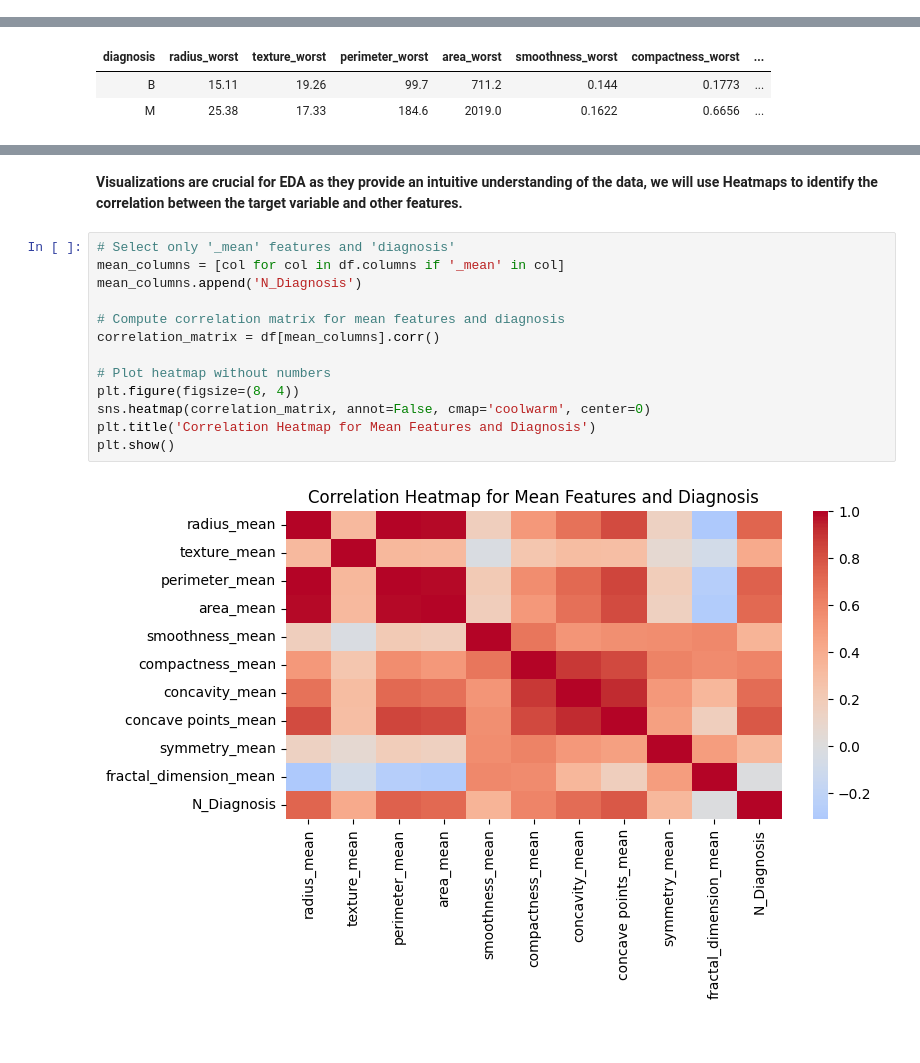
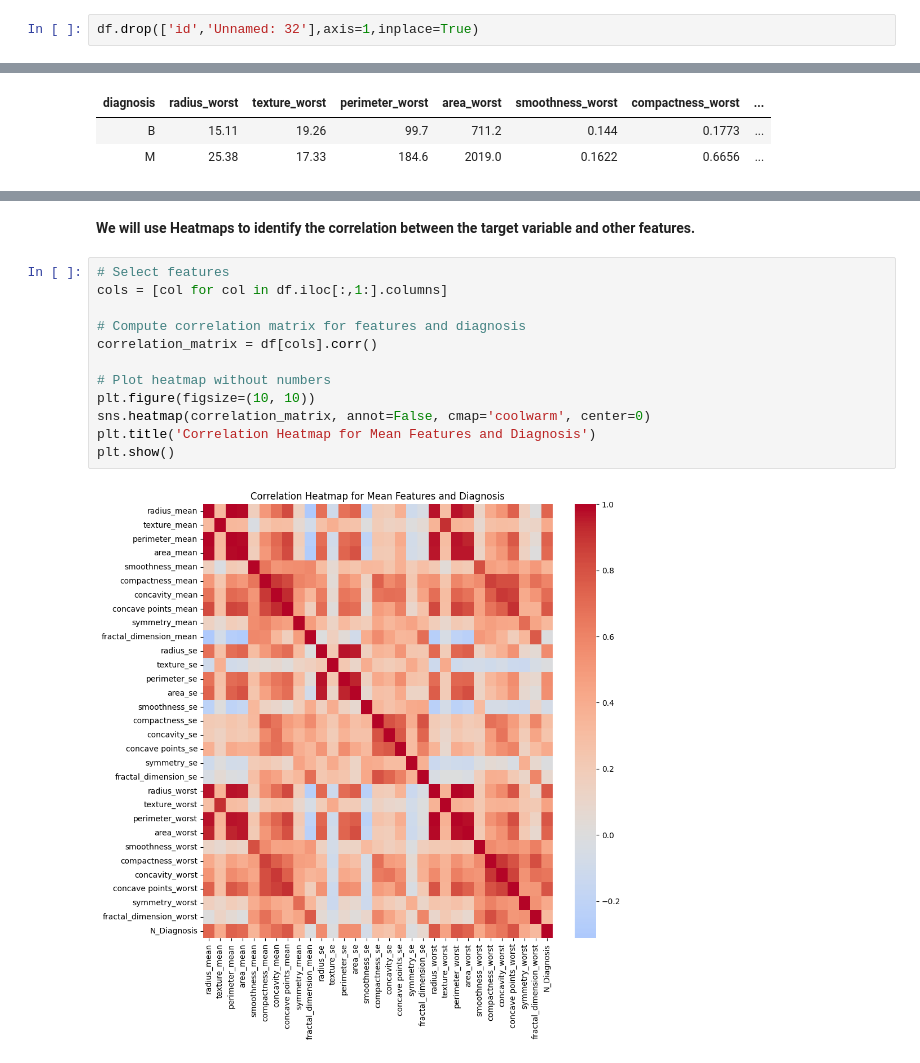
Before and after one commit to Abderrahmane-Chafi/Breast-Cancer-Classification, a Jupyter notebook: notebook287babc4fe.ipynb, the cells around one changed output, grey strips where cells are left out. Cells and saved outputs as stored; diff of their text form; blank space fills up the shorter version.

```diff
--- a/notebook287babc4fe.ipynb
+++ b/notebook287babc4fe.ipynb
@@ -161,2 +165,4 @@ df[['diagnosis','N_Diagnosis']].tail(10)
+# %%
+df.drop(['id','Unnamed: 32'],axis=1,inplace=True)
 # %% [markdown]
 ## 2. Exploratory Data Analysis (EDA)
@@ -265,17 +306,16 @@ Done.
 # %% [markdown]
-**Visualizations are crucial for EDA as they provide an intuitive understanding of the data, we will use Heatmaps to identify the correlation between the target variable and other features.**
+**We will use Heatmaps to identify the correlation between the target variable and other features.**
 # %%
-# Select only '_mean' features and 'diagnosis'
-mean_columns = [col for col in df.columns if '_mean' in col]
-mean_columns.append('N_Diagnosis')
+# Select features
+cols = [col for col in df.iloc[:,1:].columns]
 
-# Compute correlation matrix for mean features and diagnosis
-correlation_matrix = df[mean_columns].corr()
+# Compute correlation matrix for features and diagnosis
+correlation_matrix = df[cols].corr()
 
 # Plot heatmap without numbers
-plt.figure(figsize=(8, 4))
+plt.figure(figsize=(10, 10))
 sns.heatmap(correlation_matrix, annot=False, cmap='coolwarm', center=0)
 plt.title('Correlation Heatmap for Mean Features and Diagnosis')
 plt.show()
 # %% [output]
-[figure, old version]
+[figure, new version]
```
Also changed, not shown: parts of 54 cells of this notebook.
